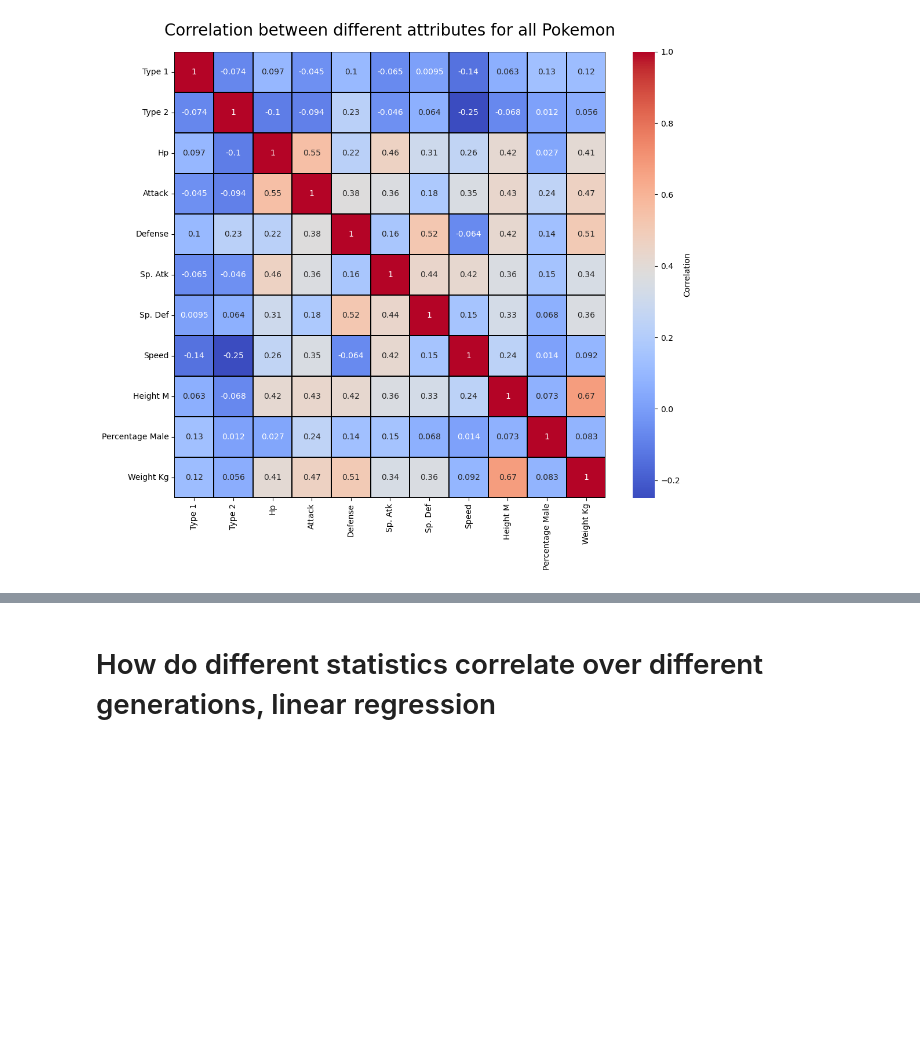
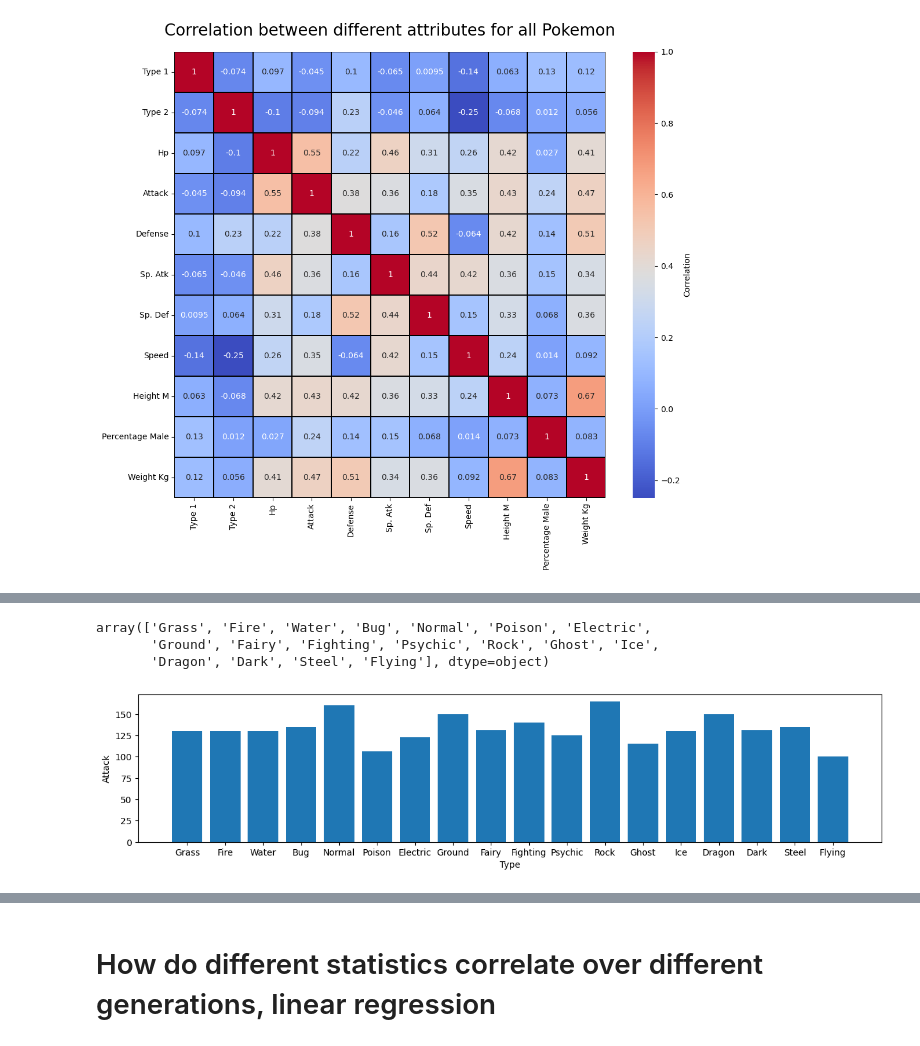
Before and after one commit to rjaggannagari/3654-Data-Science-Project, a Jupyter notebook: Project1.ipynb, the cells around one changed output, grey strips where cells are left out. Saved outputs shown, nothing was run; the diff lists cells and outputs as text; code cells hidden in the pictures; blank space fills up the shorter version.

```diff
--- a/Project1.ipynb
+++ b/Project1.ipynb
@@ -456,0 +455,14 @@ array(['Grass', 'Fire', 'Water', 'Bug', 'Normal', 'Poison', 'Electric',
+# %%
+corrTypes['Type 1'].unique()
+# %% [output]
+array(['Grass', 'Fire', 'Water', 'Bug', 'Normal', 'Poison', 'Electric',
+       'Ground', 'Fairy', 'Fighting', 'Psychic', 'Rock', 'Ghost', 'Ice',
+       'Dragon', 'Dark', 'Steel', 'Flying'], dtype=object)
+# %%
+plt.figure(figsize=(15, 3))
+plt.bar(corrTypes['Type 1'], corrTypes['Attack'])
+plt.xlabel('Type')
+plt.ylabel('Attack')
+plt.show()
+# %% [output]
+[figure, added]
```
Also changed, not shown: parts of 42 cells of this notebook.
